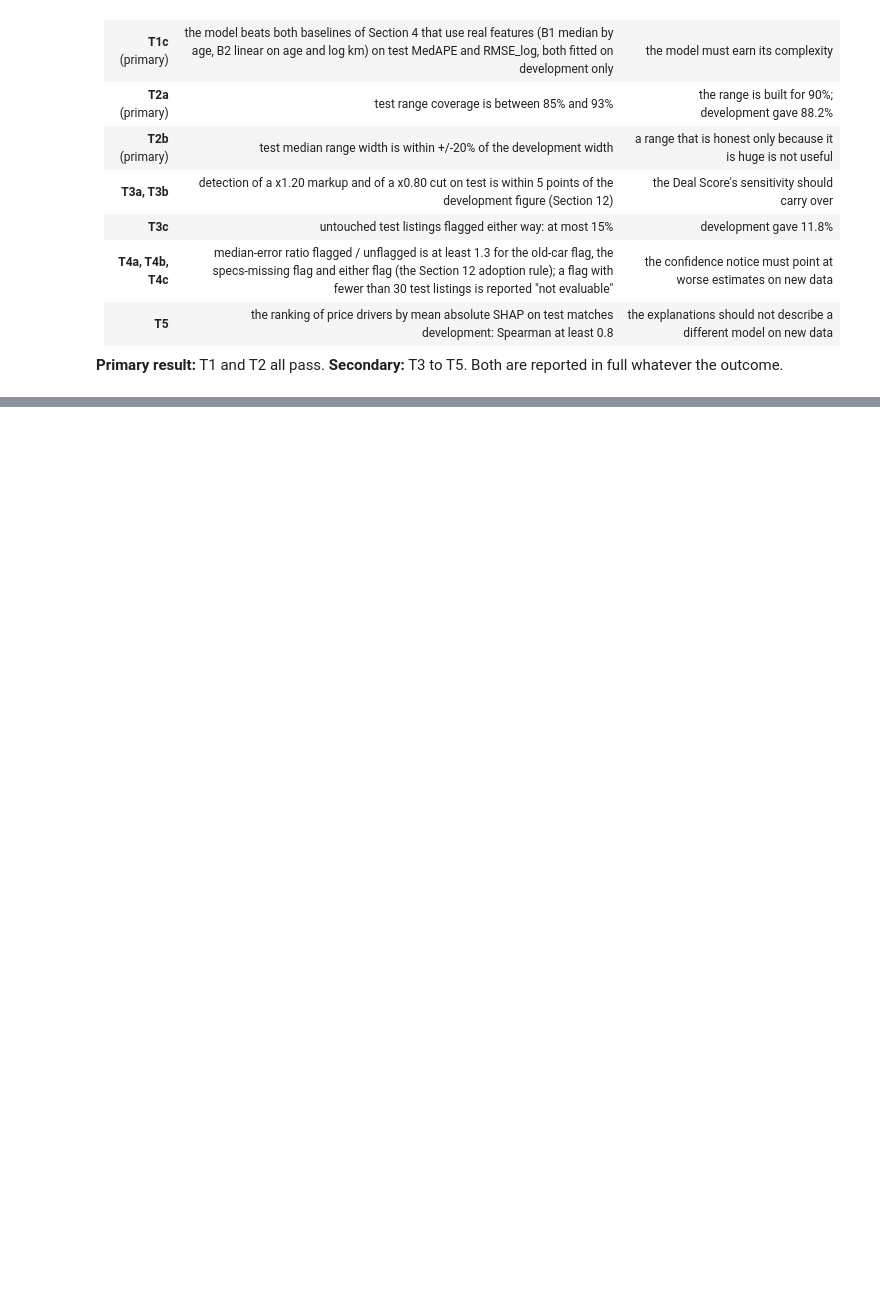
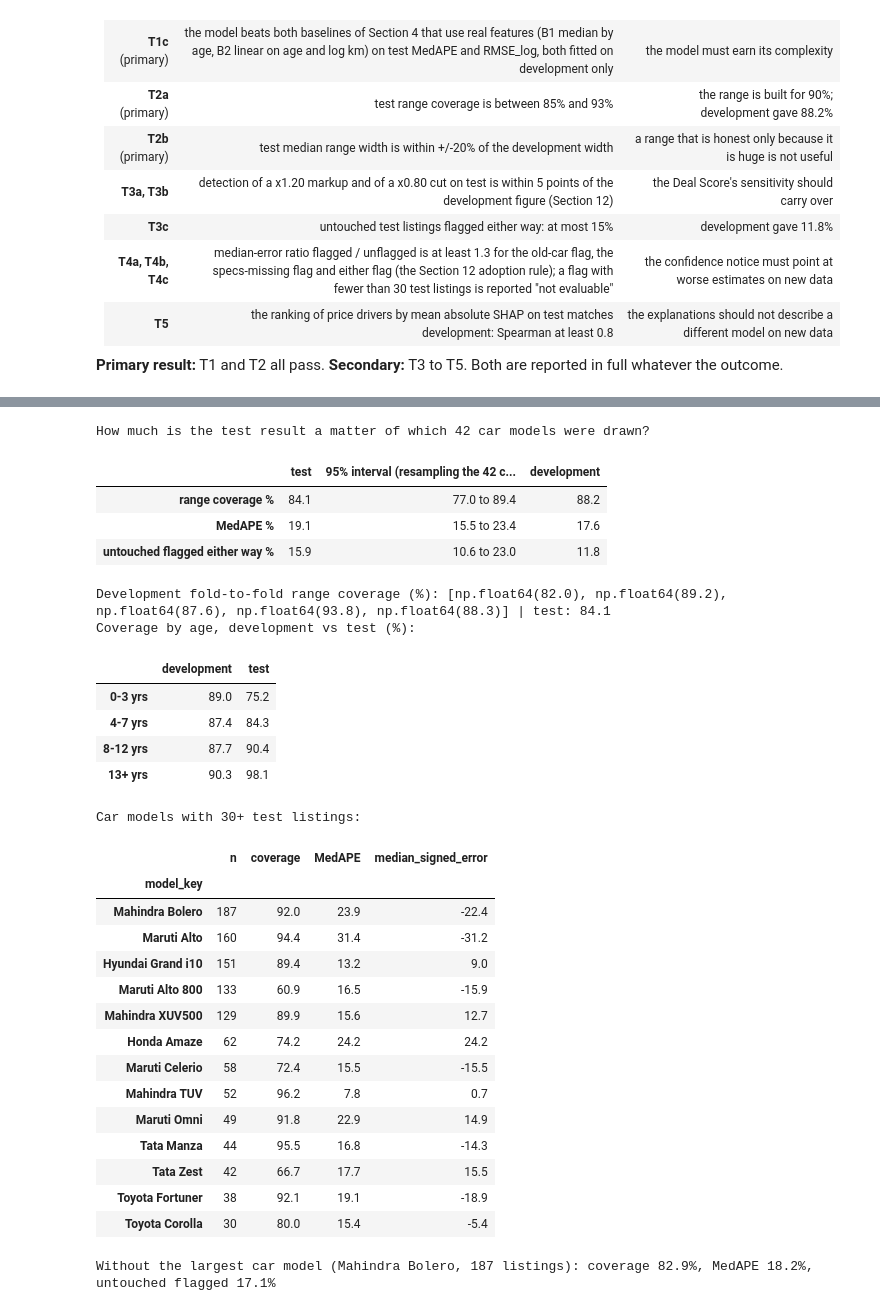
Before and after one commit to aayaan-khan/Used-Cars-Cost-Prediction, a Jupyter notebook: notebooks/Used_Cars_Cost_Prediction.ipynb, the cells around one changed output, grey strips where cells are left out. Saved outputs shown, nothing was run; the diff lists cells and outputs as text; code cells hidden in the pictures; blank space fills up the shorter version.

```diff
--- a/notebooks/Used_Cars_Cost_Prediction.ipynb
+++ b/notebooks/Used_Cars_Cost_Prediction.ipynb
@@ -3301,0 +3355,58 @@ print("Saved: reports/figures/final_test.png")
+# %%
+# Cell 70: POST-HOC diagnostics, written after seeing the result of Cell 68. They explain the result; they change no verdict and no model.
+rng = np.random.default_rng(0)
+mk = TEST_FRAME.model_key.values; by_mk = {k: np.flatnonzero(mk == k) for k in np.unique(mk)}; mkeys = list(by_mk)
+flag_all = dv.three_level(ft_y, ft_lo, ft_hi) != "Fair"
+boot = []
+for _ in range(1000):                                              # resample whole car models: the 1,392 listings come from only 42 of them
+    idx = np.concatenate([by_mk[k] for k in rng.choice(mkeys, len(mkeys))])
+    boot.append((100 * ft_cov_in[idx].mean(), np.median(ft_ape[idx]), 100 * flag_all[idx].mean()))
+boot = np.array(boot)
+ci = pd.DataFrame({"test": [100 * ft_cov_in.mean(), np.median(ft_ape), 100 * flag_all.mean()],
+                   "95% interval (resampling the 42 car models)": [f"{np.quantile(boot[:, j], .025):.1f} to {np.quantile(boot[:, j], .975):.1f}" for j in range(3)],
+                   "development": [ft_dev_im["coverage_%"], np.median(ft_dev["ape"]), 100 * np.mean(dv.three_level(yl, ft_dev["lo"], ft_dev["hi"]) != "Fair")]},
+                  index=["range coverage %", "MedAPE %", "untouched flagged either way %"])
+print("How much is the test result a matter of which 42 car models were drawn?"); display(ci.round(1))
+
+dev_cov_in = (yl >= ft_dev["lo"]) & (yl <= ft_dev["hi"])
+bands_pt = pd.qcut(dev.selling_price, 5, labels=False)
+print("Development fold-to-fold range coverage (%):", [round(100 * dev_cov_in[va].mean(), 1) for _, va in cv_group.split(dev, bands_pt, groups=dev.model_key)], "| test:", round(100 * ft_cov_in.mean(), 1))
+print("Coverage by age, development vs test (%):"); display(pd.DataFrame({"development": {a: 100 * dev_cov_in[AGE_B == a].mean() for a in ["0-3 yrs", "4-7 yrs", "8-12 yrs", "13+ yrs"]},
+                                                                          "test": {a: 100 * ft_cov_in[ft_age == a].mean() for a in ["0-3 yrs", "4-7 yrs", "8-12 yrs", "13+ yrs"]}}).round(1))
+
+pm = pd.DataFrame({"model_key": mk, "cov": ft_cov_in, "ape": ft_ape, "pe": 100 * (ft_out.predicted_price.values - ft_price) / ft_price}).groupby("model_key").agg(
+    n=("cov", "size"), coverage=("cov", lambda s: 100 * s.mean()), MedAPE=("ape", "median"), median_signed_error=("pe", "median")).query("n >= 30").sort_values("n", ascending=False)
+print("Car models with 30+ test listings:"); display(pm.round(1))
+big = pm.index[0]; keep = mk != big
+print(f"Without the largest car model ({big}, {int((~keep).sum())} listings): coverage {100 * ft_cov_in[keep].mean():.1f}%, MedAPE {np.median(ft_ape[keep]):.1f}%, "
+      f"untouched flagged {100 * flag_all[keep].mean():.1f}%")
+# %% [output]
+How much is the test result a matter of which 42 car models were drawn?
+|  | test | 95% interval (resampling the 42 c... | development |
+| range coverage % | 84.1 | 77.0 to 89.4 | 88.2 |
+| MedAPE % | 19.1 | 15.5 to 23.4 | 17.6 |
+| untouched flagged either way % | 15.9 | 10.6 to 23.0 | 11.8 |
+Development fold-to-fold range coverage (%): [np.float64(82.0), np.float64(89.2), np.float64(87.6), np.float64(93.8), np.float64(88.3)] | test: 84.1
+Coverage by age, development vs test (%):
+|  | development | test |
+| 0-3 yrs | 89.0 | 75.2 |
+| 4-7 yrs | 87.4 | 84.3 |
+| 8-12 yrs | 87.7 | 90.4 |
+| 13+ yrs | 90.3 | 98.1 |
+Car models with 30+ test listings:
+|  | n | coverage | MedAPE | median_signed_error |
+| model_key |  |  |  |  |
+| Mahindra Bolero | 187 | 92.0 | 23.9 | -22.4 |
+| Maruti Alto | 160 | 94.4 | 31.4 | -31.2 |
+| Hyundai Grand i10 | 151 | 89.4 | 13.2 | 9.0 |
+| Maruti Alto 800 | 133 | 60.9 | 16.5 | -15.9 |
+| Mahindra XUV500 | 129 | 89.9 | 15.6 | 12.7 |
+| Honda Amaze | 62 | 74.2 | 24.2 | 24.2 |
+| Maruti Celerio | 58 | 72.4 | 15.5 | -15.5 |
+| Mahindra TUV | 52 | 96.2 | 7.8 | 0.7 |
+| Maruti Omni | 49 | 91.8 | 22.9 | 14.9 |
+| Tata Manza | 44 | 95.5 | 16.8 | -14.3 |
+| Tata Zest | 42 | 66.7 | 17.7 | 15.5 |
+| Toyota Fortuner | 38 | 92.1 | 19.1 | -18.9 |
+| Toyota Corolla | 30 | 80.0 | 15.4 | -5.4 |
+Without the largest car model (Mahindra Bolero, 187 listings): coverage 82.9%, MedAPE 18.2%, untouched flagged 17.1%
```
Also changed, not shown: parts of 3 cells of this notebook, 3 other files.
